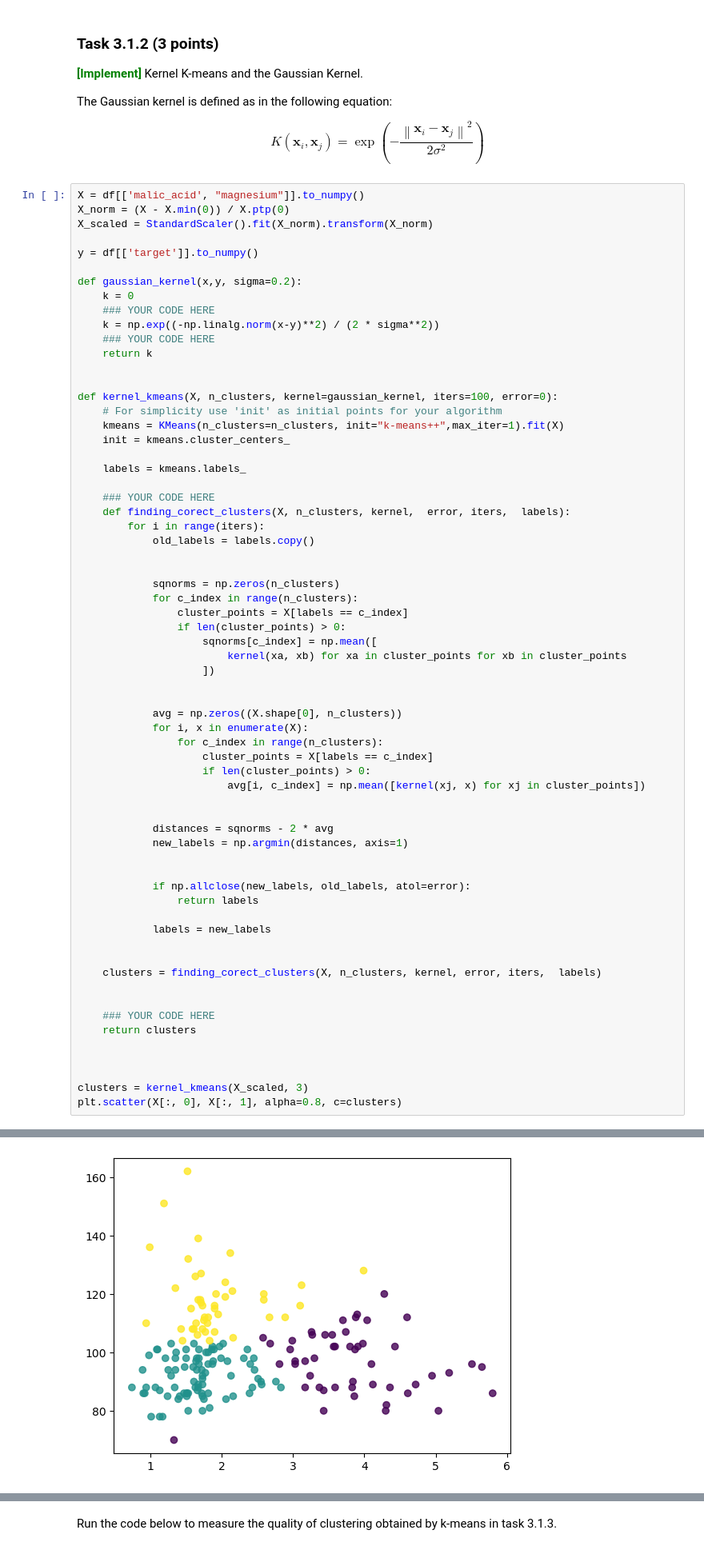
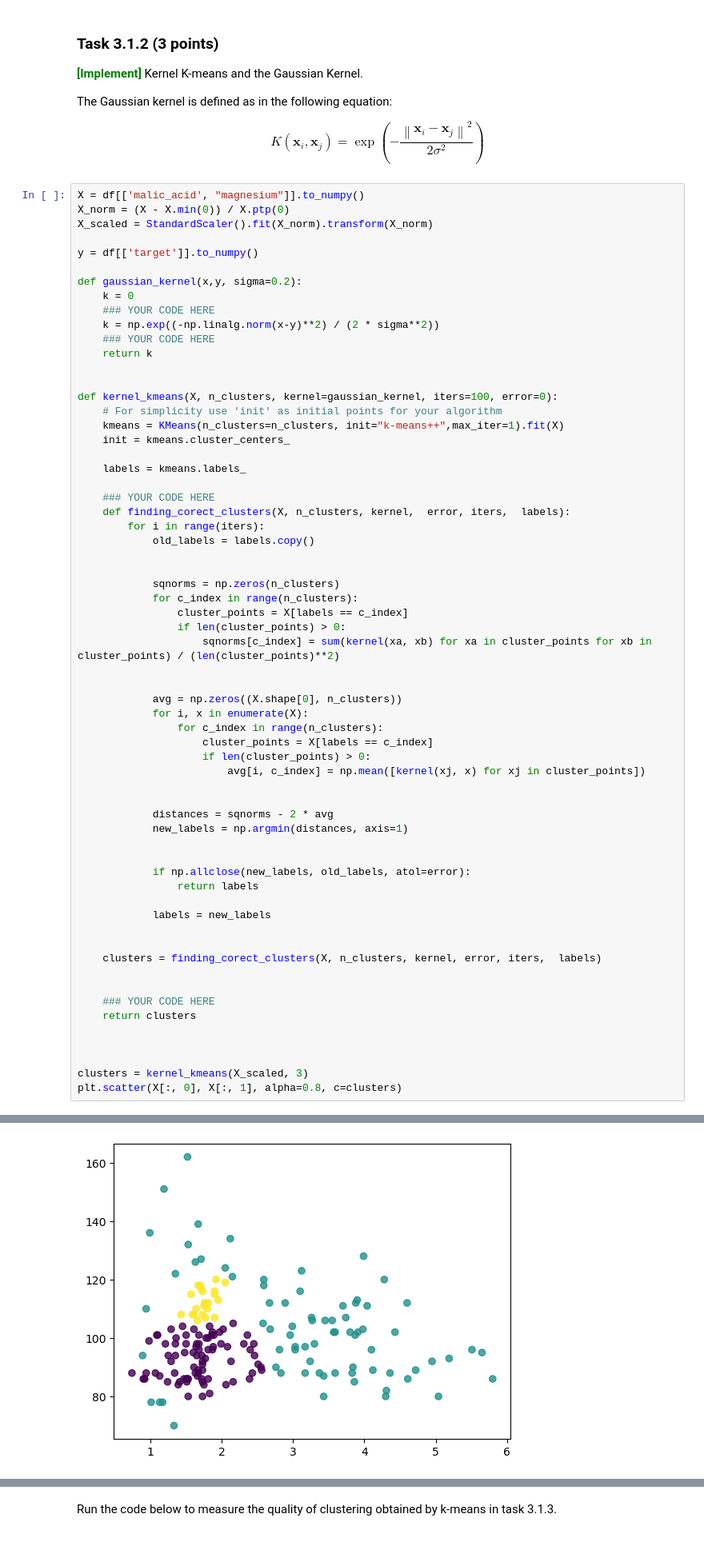
Before and after one commit to garlicxd/dm2025-group-7, a Jupyter notebook: handins/handin1.ipynb, the cells around one changed output, grey strips where cells are left out. Shown at 80% size. Cells and saved outputs as stored; diff of their text form.

```diff
--- a/handins/handin1.ipynb
+++ b/handins/handin1.ipynb
@@ -1236,42 +1236,40 @@ def kernel_kmeans(X, n_clusters, kernel=gaussian_kernel, iters=100, error=0):
             for c_index in range(n_clusters):
                 cluster_points = X[labels == c_index]
                 if len(cluster_points) > 0:
-                    sqnorms[c_index] = np.mean([
-                        kernel(xa, xb) for xa in cluster_points for xb in cluster_points
-                    ])
+                    sqnorms[c_index] = sum(kernel(xa, xb) for xa in cluster_points for xb in cluster_points) / (len(cluster_points)**2)
 
 
             avg = np.zeros((X.shape[0], n_clusters))
             for i, x in enumerate(X):
                 for c_index in range(n_clusters):
                     cluster_points = X[labels == c_index]
                     if len(cluster_points) > 0:
                         avg[i, c_index] = np.mean([kernel(xj, x) for xj in cluster_points])
 
 
             distances = sqnorms - 2 * avg
             new_labels = np.argmin(distances, axis=1)
 
 
             if np.allclose(new_labels, old_labels, atol=error):
                 return labels
 
             labels = new_labels
 
 
     clusters = finding_corect_clusters(X, n_clusters, kernel, error, iters,  labels)
 
 
     ### YOUR CODE HERE
     return clusters
 
 
 
 clusters = kernel_kmeans(X_scaled, 3)
 plt.scatter(X[:, 0], X[:, 1], alpha=0.8, c=clusters)
 # %% [output]
 <matplotlib.collections.PathCollection at 0x...>
-[figure, old version]
+[figure, new version]
 # %% [markdown]
 ### Task 3.1.3 (3 points)
 <span style='color: green'>**\[Motivate\]**</span> Run both kmeans and kernel K-means on the data.
```
Also changed, not shown: parts of 12 cells of this notebook.
